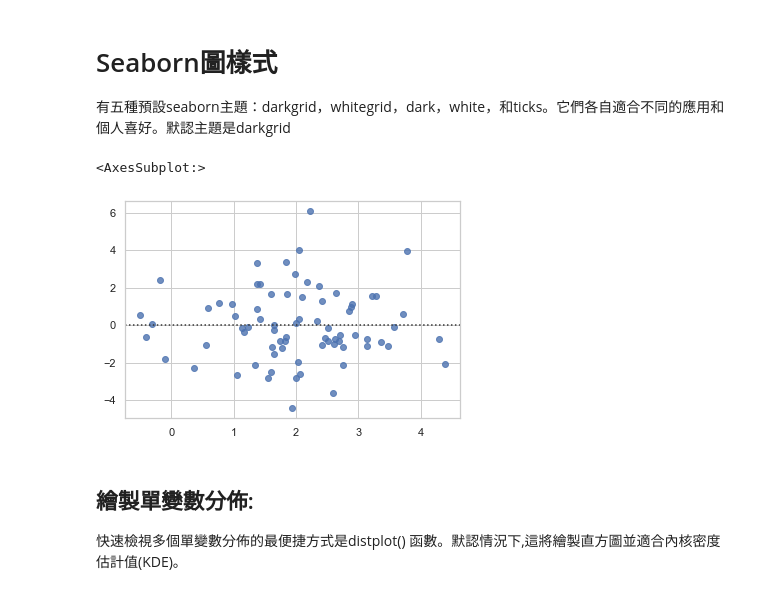
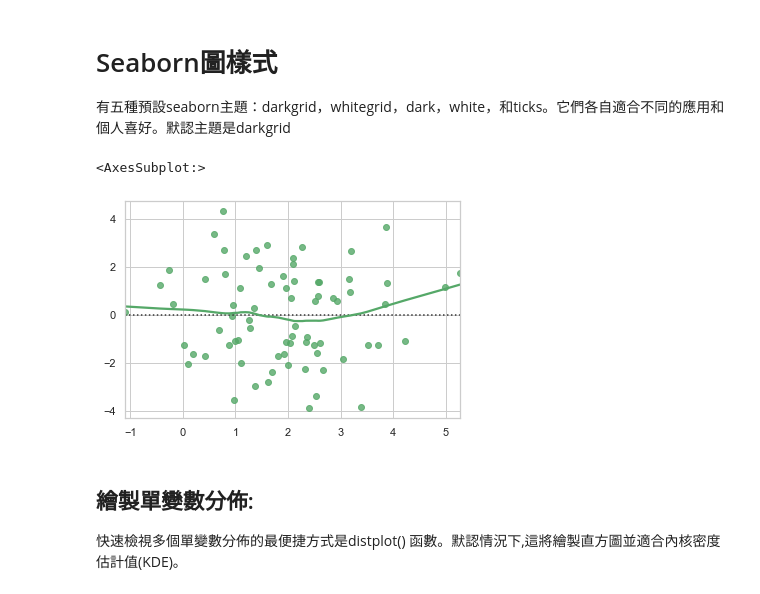
Before and after one commit to Halsey0925/PythonHW, a Jupyter notebook: HW20作業題目_20210219Finished.ipynb, the cells around one changed output. Cells and saved outputs as stored; diff of their text form; code cells hidden in the pictures.

```diff
--- a/HW20作業題目_20210219Finished.ipynb
+++ b/HW20作業題目_20210219Finished.ipynb
@@ -26,26 +26,26 @@ y = 2 + 1.5 * x + rs.normal(0, 2, 75)
 # %%
 import numpy as np
 import seaborn as sns
 
 #設定圖形樣式 - whitegrid
 # use sns.set
 sns.set_style("whitegrid")
 # 利用 NUMPY 去建立資料集
 # np.random.RandomState 設定數學式
 '''
 x = rs.normal(2, 1, 75)
 y = 2 + 1.5 * x + rs.normal(0, 2, 75)
 '''
 rs = np.random.RandomState()
 x = rs.normal(2, 1, 75)
 y = 2 + 1.5 * x + rs.normal(0, 2, 75)
 
 # 畫圖
 # sns.residplot
-sns.residplot(x, y,color='b')
+sns.residplot(x, y,lowess=True,color='g')
 # %% [output]
 <AxesSubplot:>
-[figure, old version]
+[figure, new version]
 # %% [markdown]
 ## 繪製單變數分佈:
 快速檢視多個單變數分佈的最便捷方式是distplot() 函數。默認情況下,這將繪製直方圖並適合內核密度估計值(KDE)。
```
